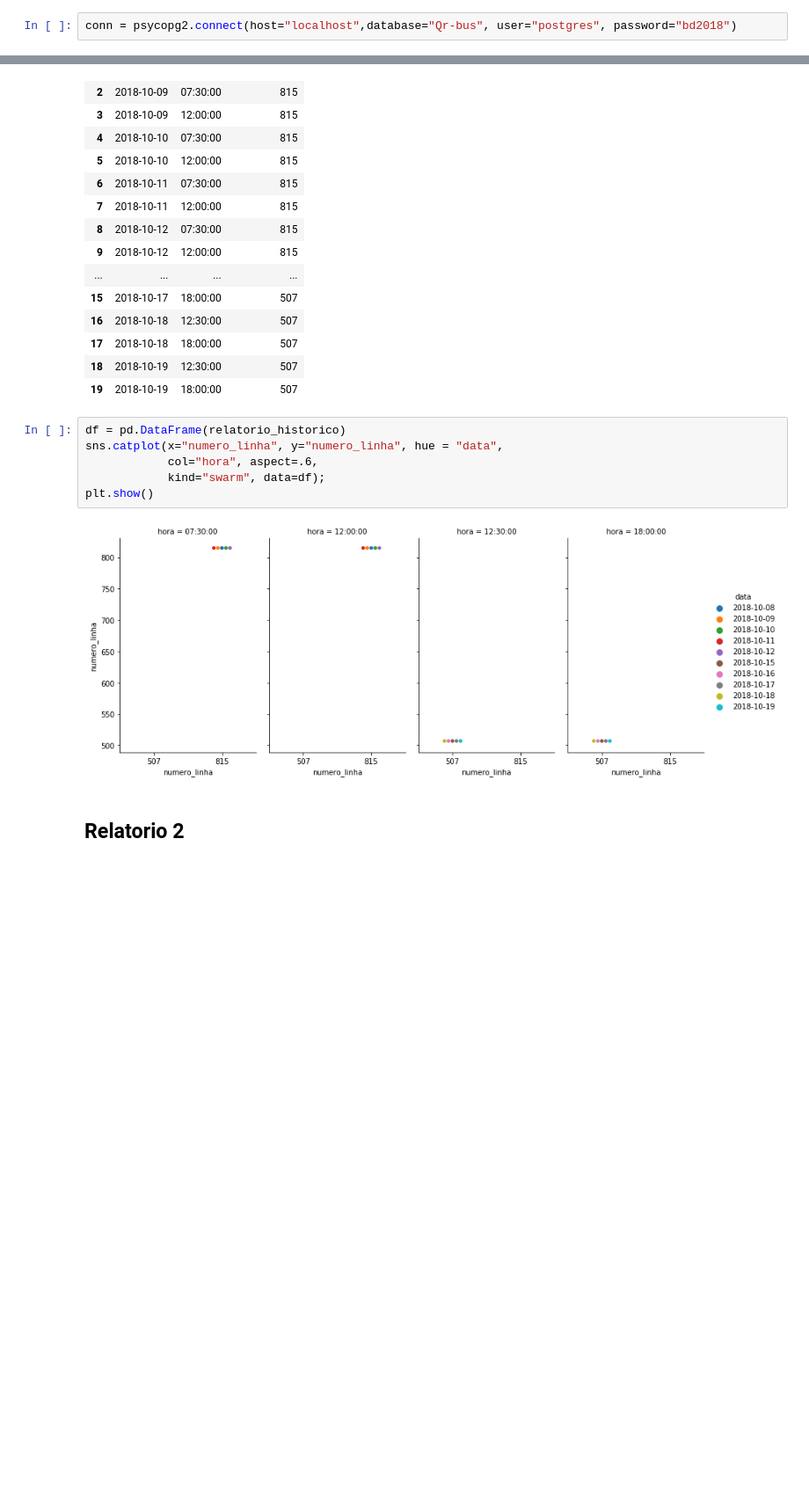
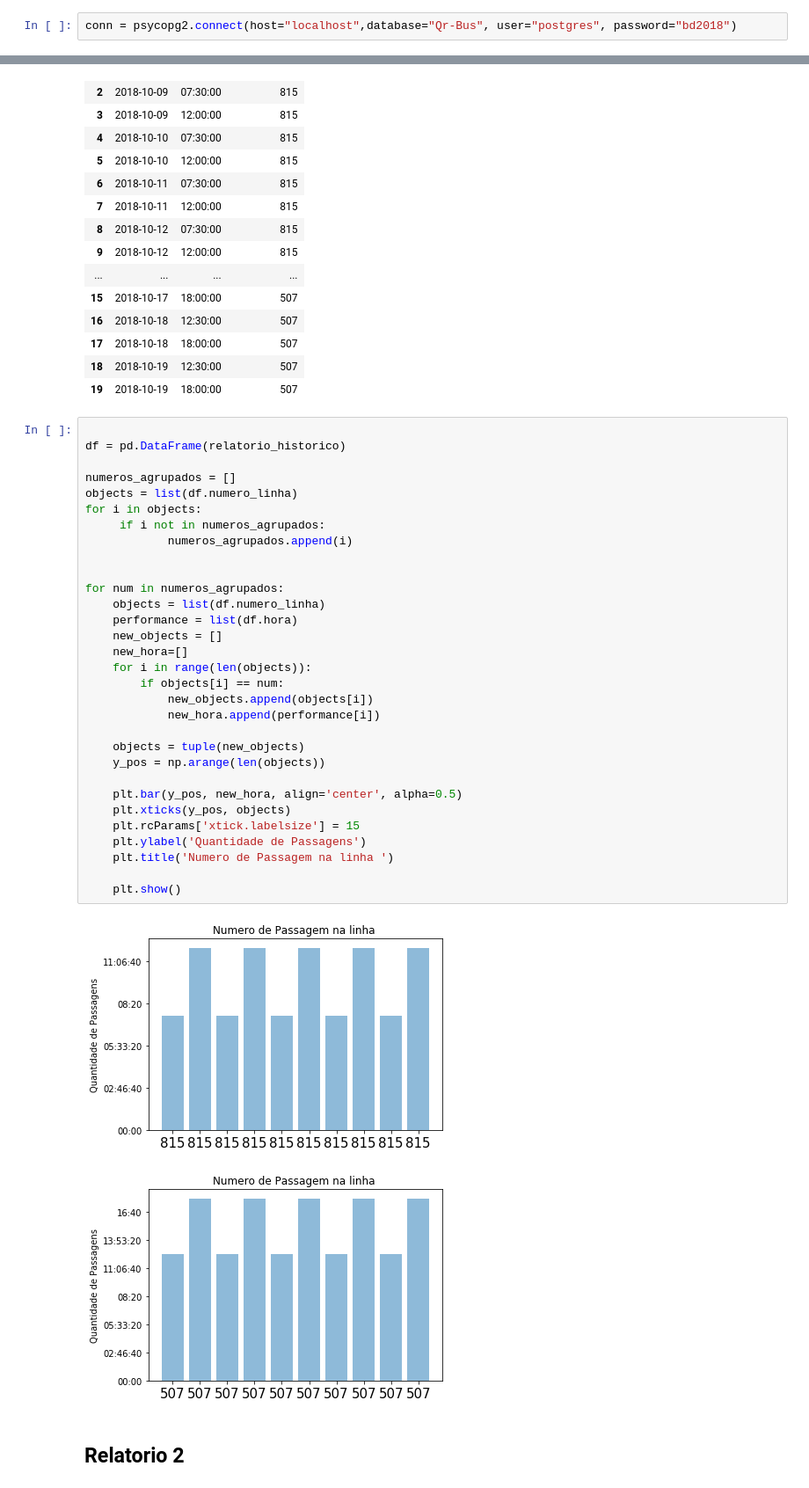
Before and after one commit to qr-bus/trab01, a Jupyter notebook: arquivos/Qr-bus.ipynb, the cells around one changed output, grey strips where cells are left out. Shown at 88% size. Drawn from its saved outputs; the diff is of its cells as text; blank space fills up the shorter version.

```diff
--- a/arquivos/Qr-bus.ipynb
+++ b/arquivos/Qr-bus.ipynb
@@ -8,7 +8,7 @@ import matplotlib.pyplot as plt; plt.rcdefaults()
 import numpy as np
 import matplotlib.pyplot as plt
 # %%
-conn = psycopg2.connect(host="localhost",database="Qr-bus", user="postgres", password="bd2018")
+conn = psycopg2.connect(host="localhost",database="Qr-Bus", user="postgres", password="bd2018")
 # %% [markdown]
 ## Relatorio 1
 # %% [markdown]
@@ -41,14 +41,40 @@ relatorio_historico
 | 17 | 2018-10-18 | 18:00:00 | 507 |
 | 18 | 2018-10-19 | 12:30:00 | 507 |
 | 19 | 2018-10-19 | 18:00:00 | 507 |
-# %%
-df = pd.DataFrame(relatorio_historico)
-sns.catplot(x="numero_linha", y="numero_linha", hue = "data",
-            col="hora", aspect=.6,
-            kind="swarm", data=df);
-plt.show()
-# %% [output]
-[figure, removed]
+# %%
+
+df = pd.DataFrame(relatorio_historico)
+
+numeros_agrupados = []
+objects = list(df.numero_linha)
+for i in objects:
+     if i not in numeros_agrupados:
+            numeros_agrupados.append(i)
+
+
+for num in numeros_agrupados:
+    objects = list(df.numero_linha)
+    performance = list(df.hora)
+    new_objects = []
+    new_hora=[]
+    for i in range(len(objects)):
+        if objects[i] == num:
+            new_objects.append(objects[i])
+            new_hora.append(performance[i])
+
+    objects = tuple(new_objects)
+    y_pos = np.arange(len(objects))
+
+    plt.bar(y_pos, new_hora, align='center', alpha=0.5)
+    plt.xticks(y_pos, objects)
+    plt.rcParams['xtick.labelsize'] = 15
+    plt.ylabel('Quantidade de Passagens')
+    plt.title('Numero de Passagem na linha ')
+
+    plt.show()
+# %% [output]
+[figure, added]
+[figure, added]
 # %% [markdown]
 ## Relatorio 2
 # %% [markdown]
```
Also changed, not shown: parts of 8 cells of this notebook.
